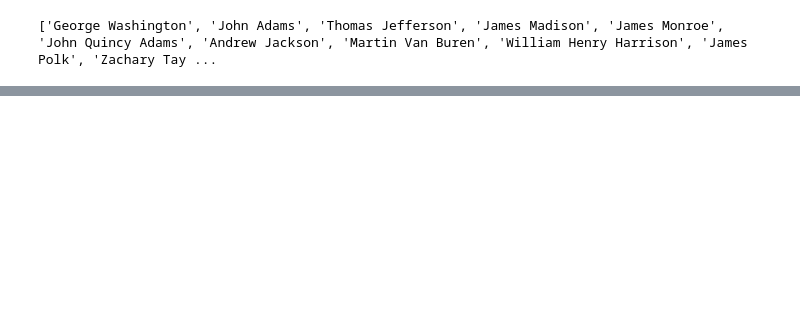
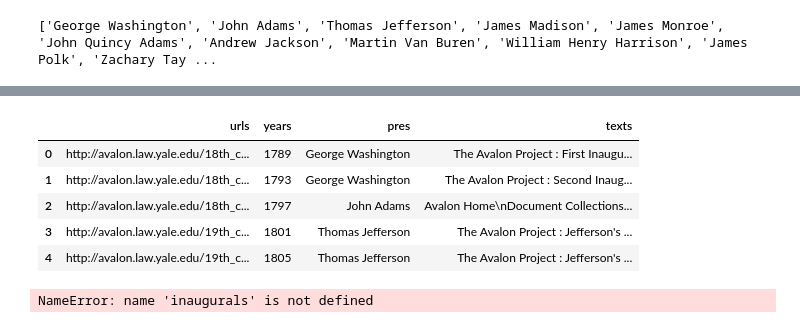
Before and after one commit to historybman/EADA, a Jupyter notebook: Inaugural_adds.ipynb, the cells around one changed output, grey strips where cells are left out. Saved outputs shown, nothing was run; the diff lists cells and outputs as text; code cells hidden in the pictures; blank space fills up the shorter version.

```diff
--- a/Inaugural_adds.ipynb
+++ b/Inaugural_adds.ipynb
@@ -130,0 +94,15 @@ TypeError: expected string or bytes-like object
+# %%
+import time
+texts = []
+for url in inaugurals['urls']:
+    print(url)
+    try:
+        html = urllib.request.urlopen(url, data = None)
+        soup = BeautifulSoup(html, "html.parser")
+        text = soup.get_text()
+        text = text.strip()
+        texts.append(text)
+    except:
+        texts.append("This one was funny:" + url)
+    time.sleep(3)
+print(texts)
@@ -130,0 +127,18 @@ TypeError: expected string or bytes-like object
+# %%
+# now add the new list to the dataframe
+
+inaugurals['texts'] = texts
+# %%
+inaugurals.head()
+# %% [output]
+|  | urls | years | pres | texts |
+| 0 | http://avalon.law.yale.edu/18th_c... | 1789 | George Washington | The Avalon Project : First Inaugu... |
+| 1 | http://avalon.law.yale.edu/18th_c... | 1793 | George Washington | The Avalon Project : Second Inaug... |
+| 2 | http://avalon.law.yale.edu/18th_c... | 1797 | John Adams | Avalon Home\nDocument Collections... |
+| 3 | http://avalon.law.yale.edu/19th_c... | 1801 | Thomas Jefferson | The Avalon Project : Jefferson's ... |
+| 4 | http://avalon.law.yale.edu/19th_c... | 1805 | Thomas Jefferson | The Avalon Project : Jefferson's ... |
+# %%
+for text in inaugurals['texts']:
+    print(text[:50])
+# %% [output]
+NameError: name 'inaugurals' is not defined
```
Also changed, not shown: parts of 7 cells of this notebook.
